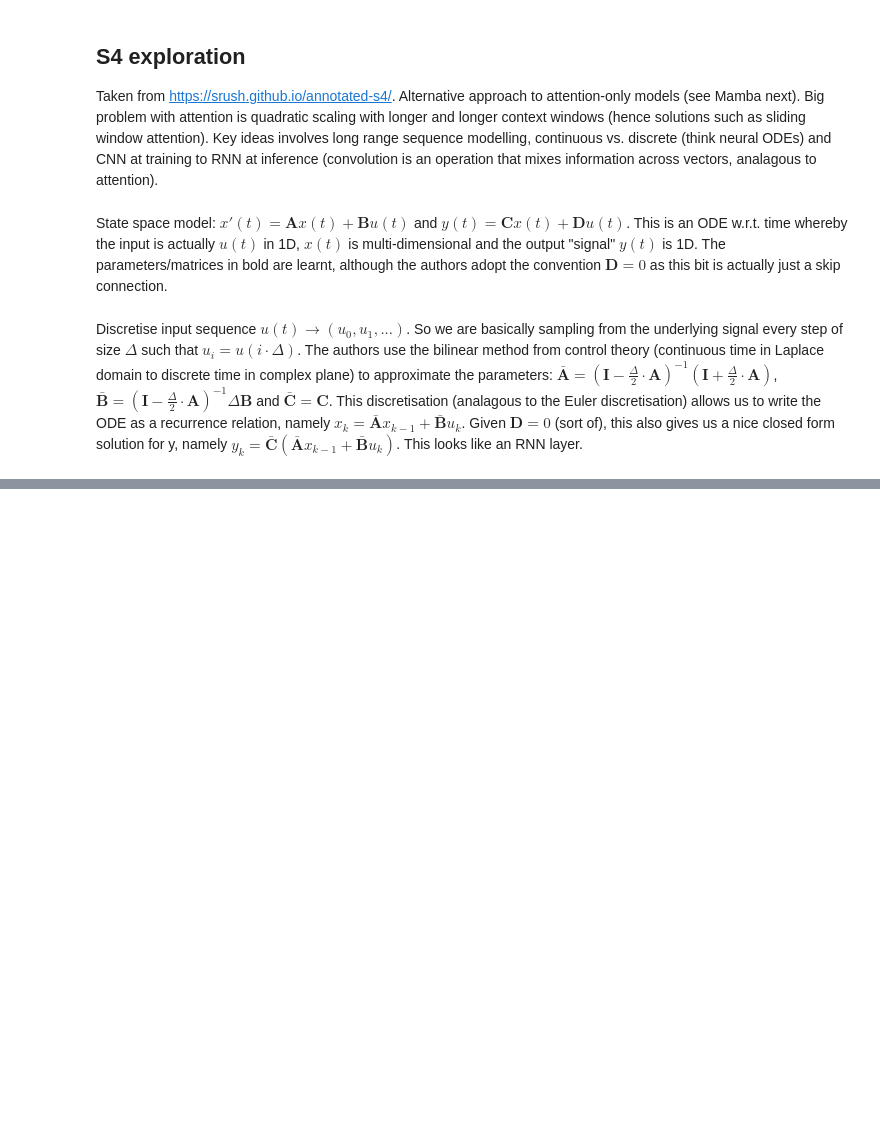
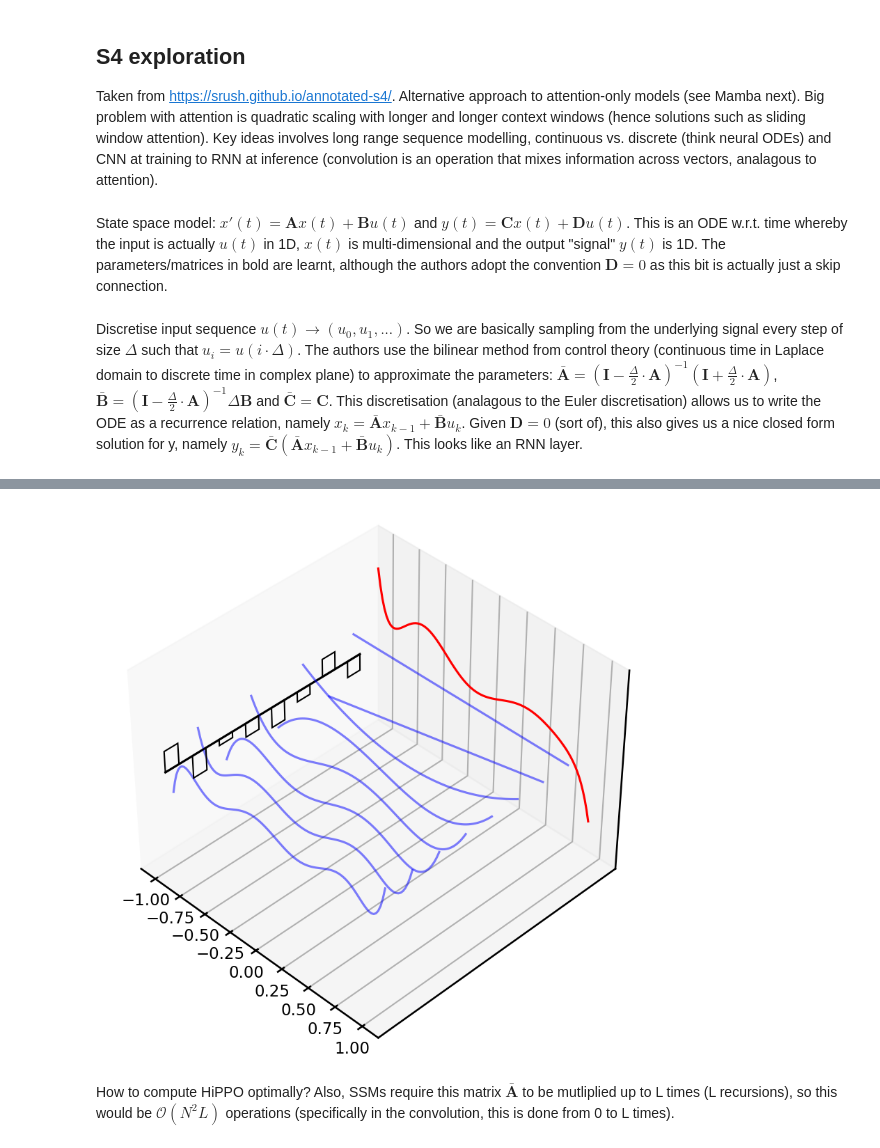
Before and after one commit to durml91/State-Space-Models, a Jupyter notebook: S4_exploration.ipynb, the cells around one changed output, grey strips where cells are left out. Cells and saved outputs as stored; diff of their text form; code cells hidden in the pictures; blank space fills up the shorter version.

```diff
--- a/S4_exploration.ipynb
+++ b/S4_exploration.ipynb
@@ -56,0 +360,46 @@ def run_SSM(A, B, C, u):
+# %%
+def example_legendre(N=8):
+  # random hidden state as coeffs
+  x = (np.random.rand(N) - 0.5) * 2
+  t = np.linspace(-1, 1, 100)
+  f = numpy.polynomial.legendre.Legendre(x)(t)
+
+  # plot
+  seaborn.set_context("talk")
+  fig = plt.figure(figsize=(20, 10))
+  ax = fig.add_subplot(projection="3d")
+  ax.plot(
+      np.linspace(-25, (N-1) * 100 + 25, 100),
+      [0] * 100,
+      zs=-1,
+      zdir="x",
+      color="black",
+  )
+  ax.plot(t, f, zs=N*100, zdir="y", c="r")
+  for i in range(N):
+    coef = [0] * N
+    coef[N-i-1] = 1
+    ax.set_zlim(-4, 4)
+    ax.set_yticks([])
+    ax.set_zticks([])
+
+    # plot basis function
+    f = numpy.polynomial.legendre.Legendre(coef)(t)
+    ax.bar(
+        [100*i],
+        [x[i]],
+        zs=-1,
+        zdir="x",
+        label="x%d" % i,
+        color="brown",
+        fill=False,
+        width=50,
+    )
+    ax.plot(t, f, zs=100*i, zdir="y", c="b", alpha=0.5)
+  ax.view_init(elev=40., azim=-45)
+# %%
+example_legendre()
+# %% [output]
+[figure, added]
+# %% [markdown]
+How to compute HiPPO optimally? Also, SSMs require this matrix $\bar{\boldsymbol{A}}$ to be mutliplied up to L times (L recursions), so this would be $\mathcal{O}(N^2 L)$ operations (specifically in the convolution, this is done from 0 to L times).
```
Also changed, not shown: parts of 27 cells of this notebook.
